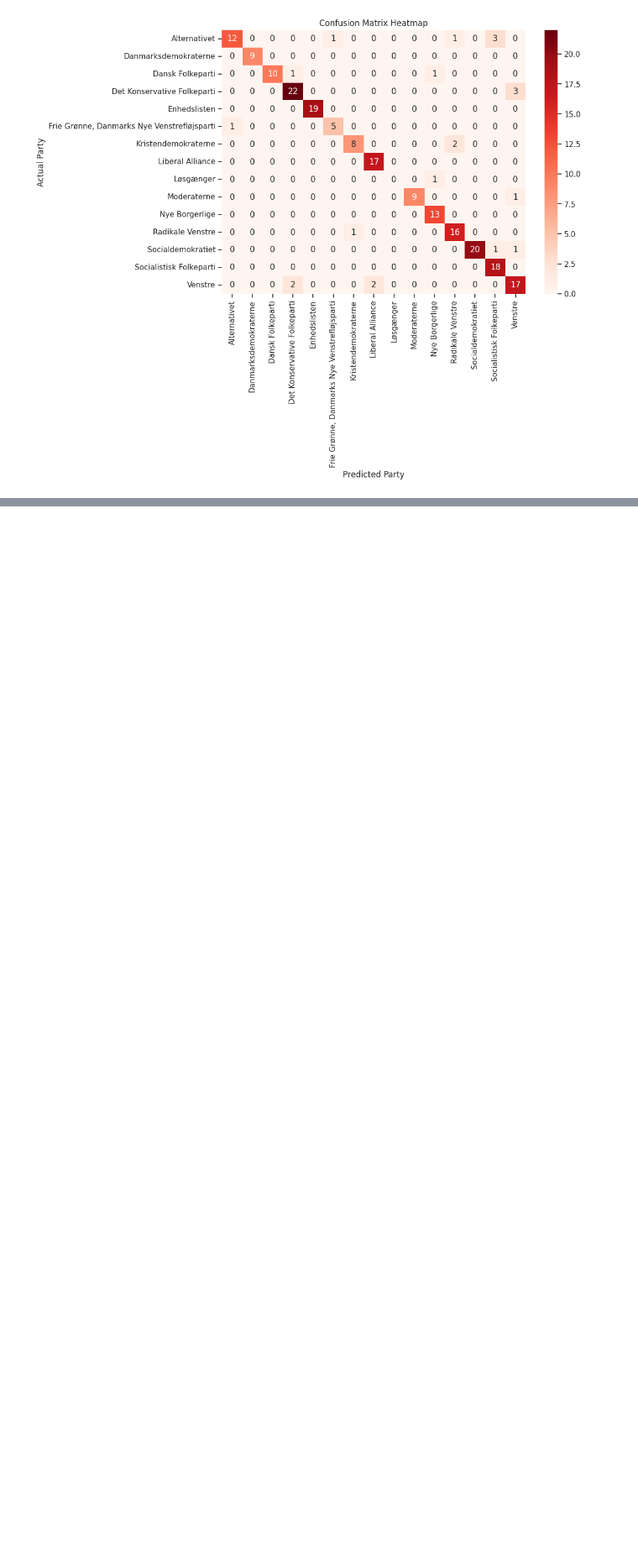
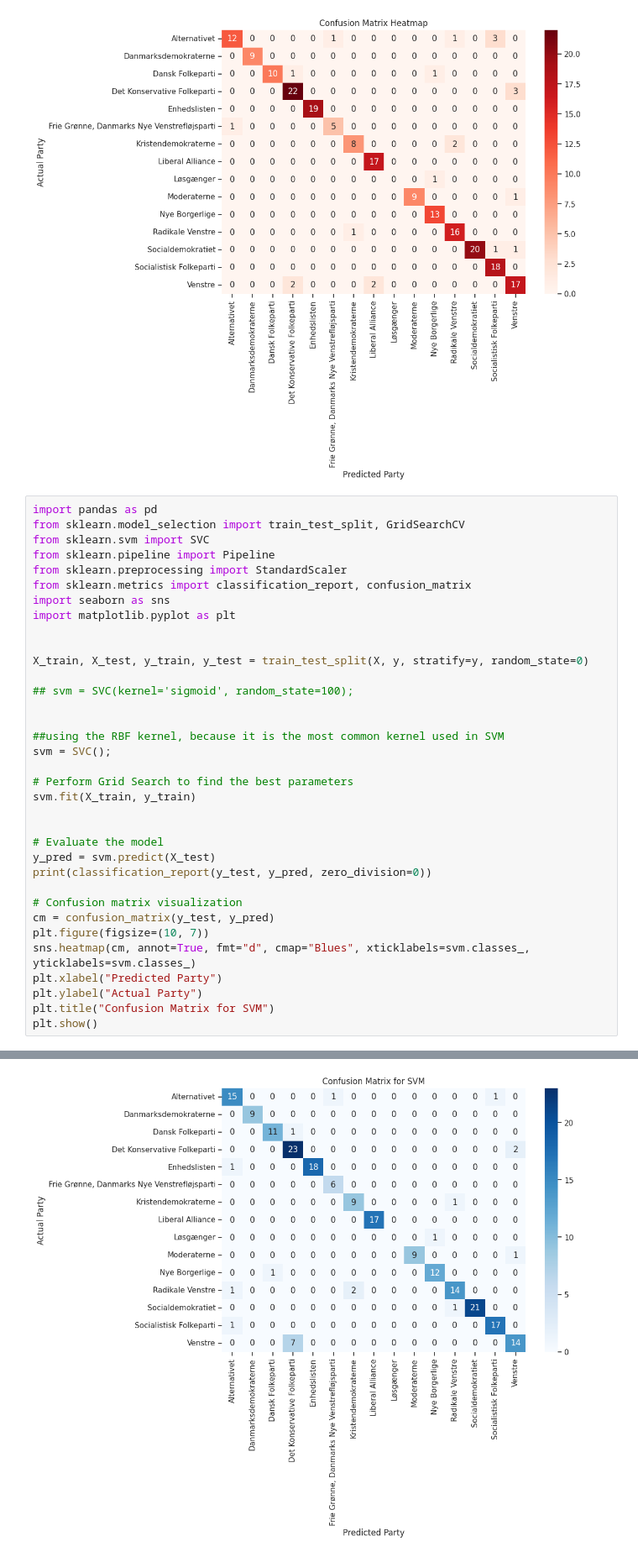
Before and after one commit to radoslavKiryazov/MAL, a Jupyter notebook: Assignment 2/2. Candidate Test 2022 I.ipynb, the cells around one changed output, grey strips where cells are left out. Shown at 84% size. Cells and saved outputs as stored; diff of their text form; blank space fills up the shorter version.

```diff
--- a/Assignment 2/2. Candidate Test 2022 I.ipynb
+++ b/Assignment 2/2. Candidate Test 2022 I.ipynb
@@ -387,3 +387,39 @@ Frie Grønne, Danmarks Nye Venstrefløjsparti       0.83      0.83      0.83
                                   macro avg       0.85      0.84      0.84       217
                                weighted avg       0.90      0.90      0.90       217
 [figure]
+# %%
+import pandas as pd
+from sklearn.model_selection import train_test_split, GridSearchCV
+from sklearn.svm import SVC
+from sklearn.pipeline import Pipeline
+from sklearn.preprocessing import StandardScaler
+from sklearn.metrics import classification_report, confusion_matrix
+import seaborn as sns
+import matplotlib.pyplot as plt
+
+
+X_train, X_test, y_train, y_test = train_test_split(X, y, stratify=y, random_state=0)
+
+## svm = SVC(kernel='sigmoid', random_state=100);
+
+
+##using the RBF kernel, because it is the most common kernel used in SVM
+svm = SVC();
+
+# Perform Grid Search to find the best parameters
+svm.fit(X_train, y_train)
+
+
+# Evaluate the model
+y_pred = svm.predict(X_test)
+print(classification_report(y_test, y_pred, zero_division=0))
+
+# Confusion matrix visualization
+cm = confusion_matrix(y_test, y_pred)
+plt.figure(figsize=(10, 7))
+sns.heatmap(cm, annot=True, fmt="d", cmap="Blues", xticklabels=svm.classes_, yticklabels=svm.classes_)
+plt.xlabel("Predicted Party")
+plt.ylabel("Actual Party")
+plt.title("Confusion Matrix for SVM")
+plt.show()
+# %% [output]
@@ -389,0 +443 @@ Frie Grønne, Danmarks Nye Venstrefløjsparti       0.83      0.83      0.83
+[figure, added]
```
Also changed, not shown: parts of 1 cell of this notebook.
